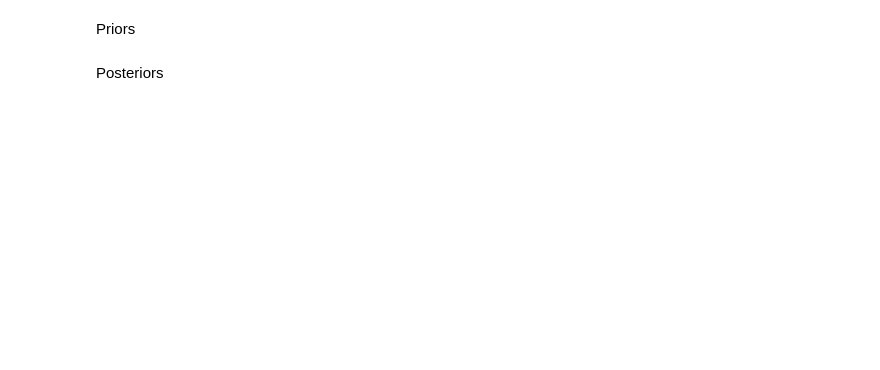
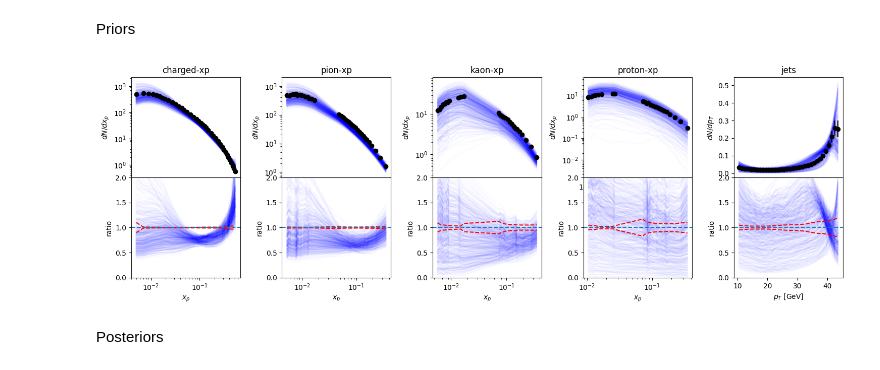
Before and after one commit to cparker24/Bayes-Tune, a Jupyter notebook: epem-tune.ipynb, the cells around one changed output. Drawn from its saved outputs; the diff is of its cells as text; code cells hidden in the pictures; blank space fills up the shorter version.

```diff
--- a/epem-tune.ipynb
+++ b/epem-tune.ipynb
@@ -3,9 +3,11 @@ import numpy
 import pandas
 from src.data_objects import AllData
 from src.functions import *
+from src.readers import ReadDesign
 
-retrain = True
-runchain = True
+retrain = False
+runchain = False
+logTrain = True
 
 model_par = "input/epemDesign.txt"
 ThisData = AllData
@@ -17,3 +17,9 @@ trimRanges(ThisData)
+# %%
+del ThisData["Observables"]["PrPr2760"]
+del ThisData["Observables"]["PrPr13000"]
+ThisData["Design"] = ReadDesign("/data/rjfgroup/rjf01/cameron.parker/runs/LEPdesign/QVir_Analysis/parameters.txt")
+
+trimRanges(ThisData)
 # %%
 badpoints = []
 trimPoints(badpoints,ThisData)
@@ -29,7 +37,7 @@ from src.emulator_BAND import EmulatorBAND
 
 if retrain:
     buildObsPkls(ThisData)
-    trainEmulators(model_par, ThisData)
+    trainEmulators(model_par, ThisData, logTrain)
 else:
     readEmulators(ThisData)
 # %% [markdown]
@@ -97,3 +134,7 @@ makeplot(ThisData, "Priors", "/data/rjfgroup/rjf01/cameron.parker/tunes/epem/")
+# %%
+makeplot(ThisData, "Priors", outdir, logTrain=logTrain)
+# %% [output]
+[figure, added]
 # %% [markdown]
 Posteriors
 # %%
```
Also changed, not shown: parts of 10 cells of this notebook, 1 other file.
